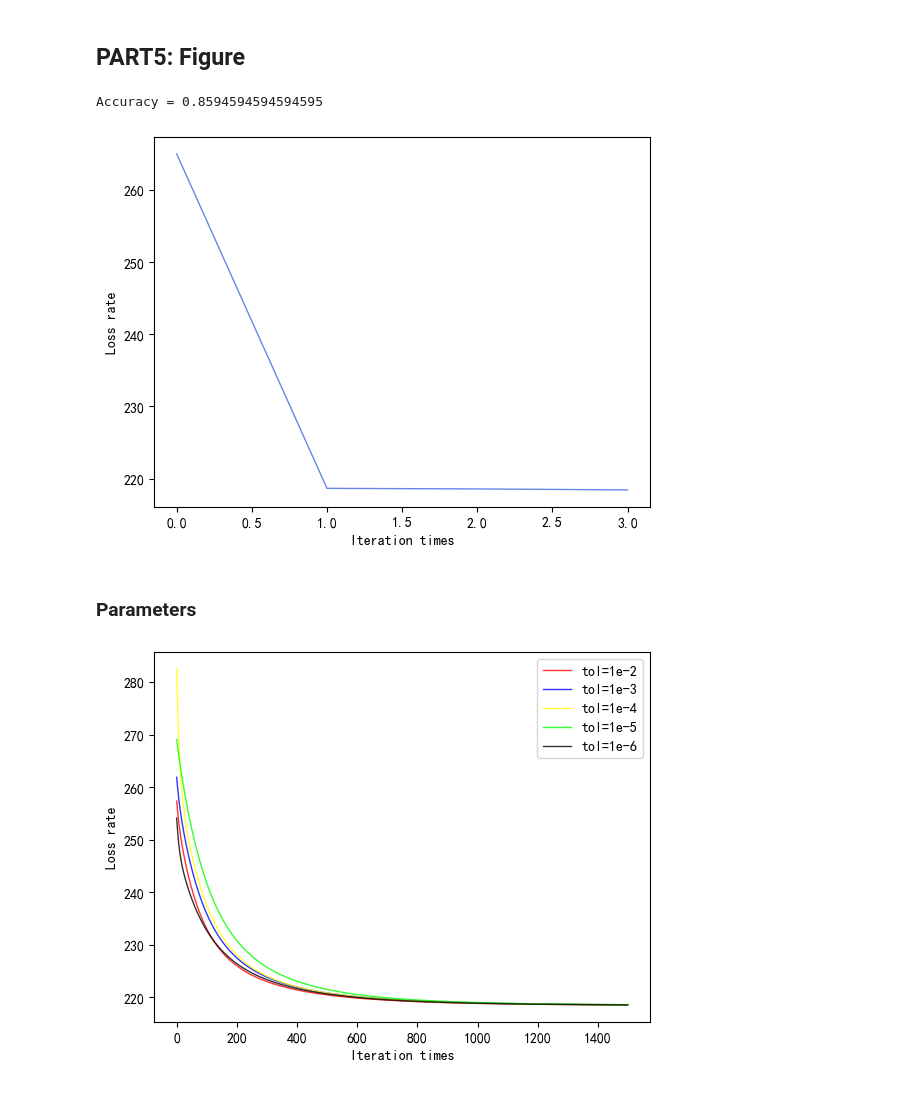
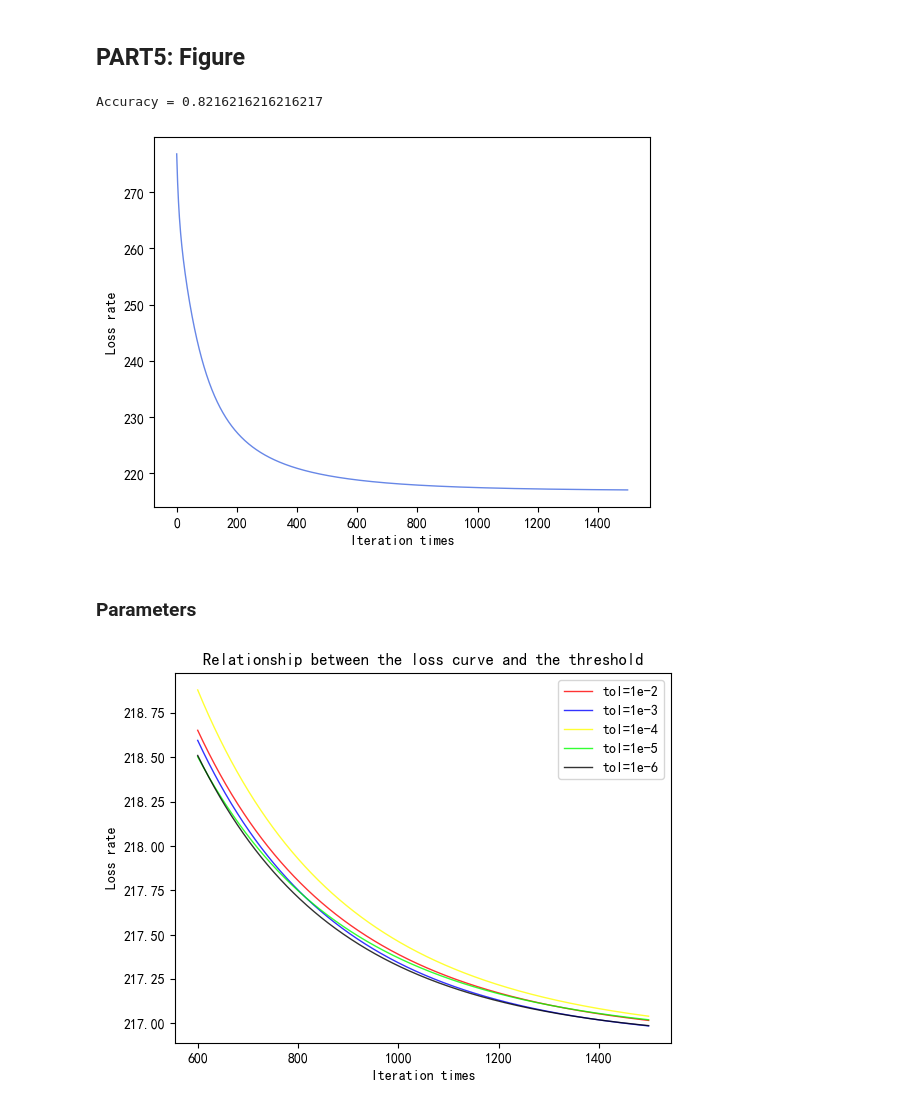
Before and after one commit to wintermelon008/2022-ML-ustc, a Jupyter notebook: lab1/Loan.ipynb, the cells around one changed output. Drawn from its saved outputs; the diff is of its cells as text; code cells hidden in the pictures.

```diff
--- a/lab1/Loan.ipynb
+++ b/lab1/Loan.ipynb
@@ -92,7 +85,7 @@ import matplotlib.pyplot as plt
 
 
 lr = LogisticRegression(penalty='l2', gamma=1)
-times, loss = lr.fit(X_train, y_train, lr=0.0005, tol=1e-2,method='newton')
+times, loss = lr.fit(X_train, y_train, lr=0.0005, tol=1e-2)
 pred = lr.predict(X_test)
 
 # DEBUG ONLY
@@ -113,9 +106,9 @@ for i in range(len(y_test)):
     sum += 1
 print("Accuracy = {}".format(count / sum))
 
-def show(times, loss, color = '#4169E1'):
-    x_axis_data = list(range(times + 1))[0:1500]
-    y_axis_data = loss[0:1500]
+def show(times, loss, color = '#4169E1', start=0, end=1500):
+    x_axis_data = list(range(times + 1))[start:end]
+    y_axis_data = loss[start:end]
     plt.plot(x_axis_data, y_axis_data, color=color, alpha=0.8, linewidth=1)
 
 
@@ -126,8 +119,8 @@ plt.xlabel('Iteration times')
 plt.ylabel('Loss rate')
 plt.show()
 # %% [output]
-Accuracy = 0.8594594594594595
+Accuracy = 0.8216216216216217
-[figure, old version]
+[figure, new version]
 # %% [markdown]
 ### Parameters
 # %%
@@ -141,36 +134,37 @@ SKY = '#00BFFF'
 GREEN = '#00FF00'
 LIGHTGREEN = '#90EE90'
 BLACK = '#000000'
 YELLOW = '#FFFF00'
 
 lr = LogisticRegression(penalty='l2', gamma=1)
 times, loss = lr.fit(X_train, y_train, lr=0.0005, tol=1e-2)
 pred = lr.predict(X_test)
-show(times, loss, color=RED)
+show(times, loss, color=RED, start=600)
 
 lr = LogisticRegression(penalty='l2', gamma=1)
 times, loss = lr.fit(X_train, y_train, lr=0.0005, tol=1e-3)
 pred = lr.predict(X_test)
-show(times, loss, color=BLUE)
+show(times, loss, color=BLUE, start=600)
 
 lr = LogisticRegression(penalty='l2', gamma=1)
 times, loss = lr.fit(X_train, y_train, lr=0.0005, tol=1e-4)
 pred = lr.predict(X_test)
-show(times, loss, color=YELLOW)
+show(times, loss, color=YELLOW, start=600)
 
 lr = LogisticRegression(penalty='l2', gamma=1)
 times, loss = lr.fit(X_train, y_train, lr=0.0005, tol=1e-5)
 pred = lr.predict(X_test)
-show(times, loss, color=GREEN)
+show(times, loss, color=GREEN, start=600)
 
 lr = LogisticRegression(penalty='l2', gamma=1)
 times, loss = lr.fit(X_train, y_train, lr=0.0005, tol=1e-6)
 pred = lr.predict(X_test)
-show(times, loss, color=BLACK)
+show(times, loss, color=BLACK, start=600)
 
 plt.legend(['tol=1e-2', 'tol=1e-3', 'tol=1e-4', 'tol=1e-5', 'tol=1e-6'], loc='upper right')
 plt.xlabel('Iteration times')
 plt.ylabel('Loss rate')
+plt.title('Relationship between the loss curve and the threshold')
 plt.show()
 # %% [output]
-[figure, old version]
+[figure, new version]
```
Also changed, not shown: parts of 5 cells of this notebook, 5 other files.
